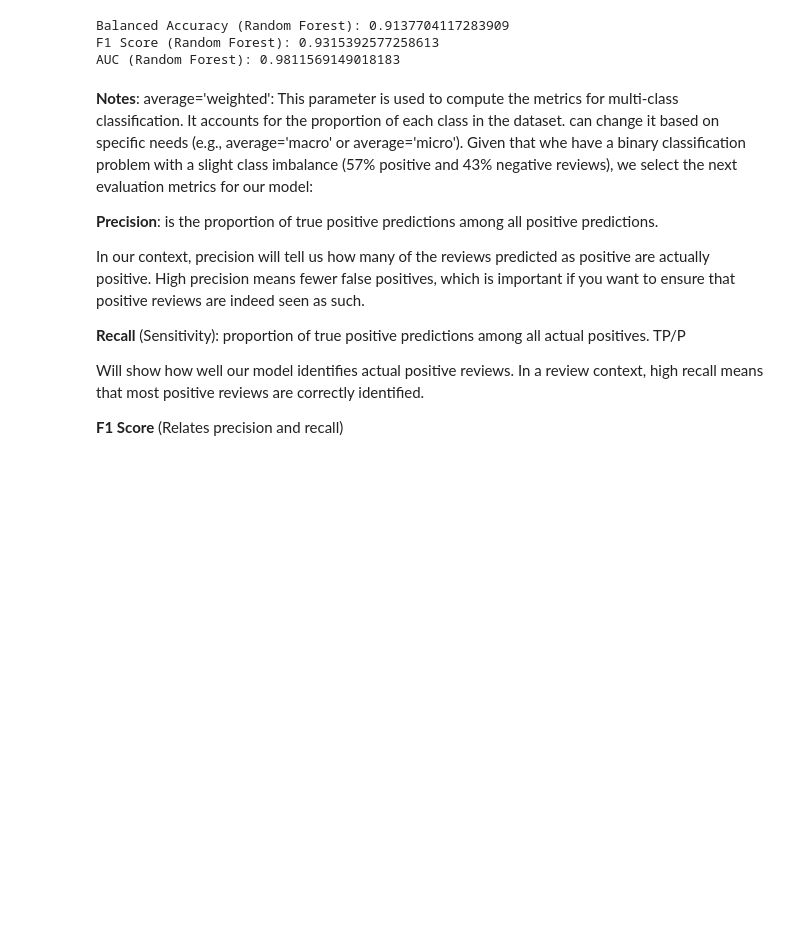
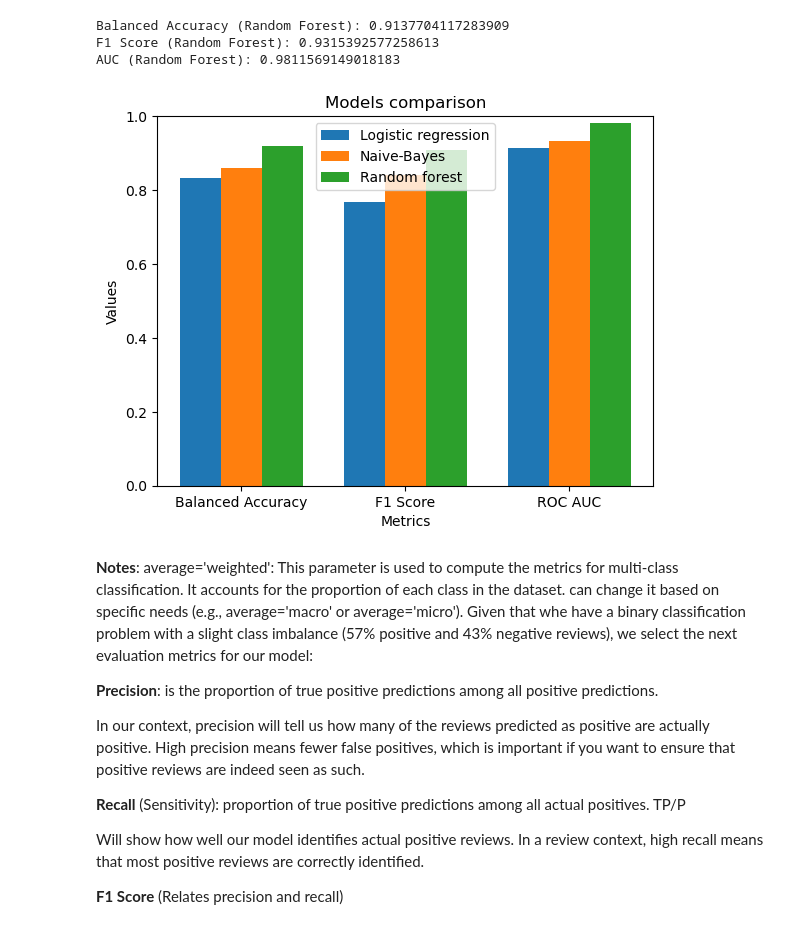
Before and after one commit to celefigs/collaborative_project, a Jupyter notebook: celes_copy/celes_models_final.ipynb, the cells around one changed output. Drawn from its saved outputs; the diff is of its cells as text; code cells hidden in the pictures; blank space fills up the shorter version.

Commit message:
Models_comparition_graph

```diff
--- a/celes_copy/celes_models_final.ipynb
+++ b/celes_copy/celes_models_final.ipynb
@@ -403,13 +407,3 @@ print("AUC (Random Forest):", roc_auc_rf)
 Balanced Accuracy (Random Forest): 0.9137704117283909
 F1 Score (Random Forest): 0.9315392577258613
 AUC (Random Forest): 0.9811569149018183
-# %%
-## Random Forest Performance
-encoder=LabelEncoder()
-
-y_train_encoded=encoder.fit_transform(y_train)
-y_test_encoded = encoder.transform(y_test)
-
-roc_auc_rf = roc_auc_score(y_test_encoded, y_test_proba_rf)
-
-print("AUC Random Forest:", roc_auc_rf)
@@ -424,3 +410,39 @@ data = {
+# %%
+import matplotlib.pyplot as plt
+import numpy as np
+
+# Datos
+models = ['Logistic regression', 'Naive-Bayes', 'Random forest']
+metrics = ['Balanced Accuracy', 'F1 Score', 'ROC AUC']
+values = {
+    'Logistic regression': {balanced_accuracy_lr, balanced_accuracy_nb, balanced_accuracy_rf},
+    'Naive-Bayes': {f1_score_lr, f1_score_nb, f1_score_rf},
+    'Random forest': {roc_auc_lr, roc_auc_nb, roc_auc_rf}
+}
+
+# Configuración del gráfico
+x = np.arange(len(metrics))  # Posiciones de las barras
+width = 0.25  # Ancho de las barras
+
+fig, ax = plt.subplots()
+
+# Crear las barras
+for i, model in enumerate(models):
+    ax.bar(x + i * width, values[model], width, label=model)
+
+# Etiquetas y título
+ax.set_xlabel('Metrics')
+ax.set_ylabel('Values')
+ax.set_title('Models comparison')
+ax.set_xticks(x + width)
+ax.set_xticklabels(metrics)
+ax.legend()
+
+# Mostrar el gráfico
+plt.ylim(0, 1)
+plt.show()
+# %% [output]
+[figure, added]
 # %%
 # average_method = 'weighted'  # Should I use 'macro' or 'micro'?
 
```
Also changed, not shown: parts of 6 cells of this notebook.
